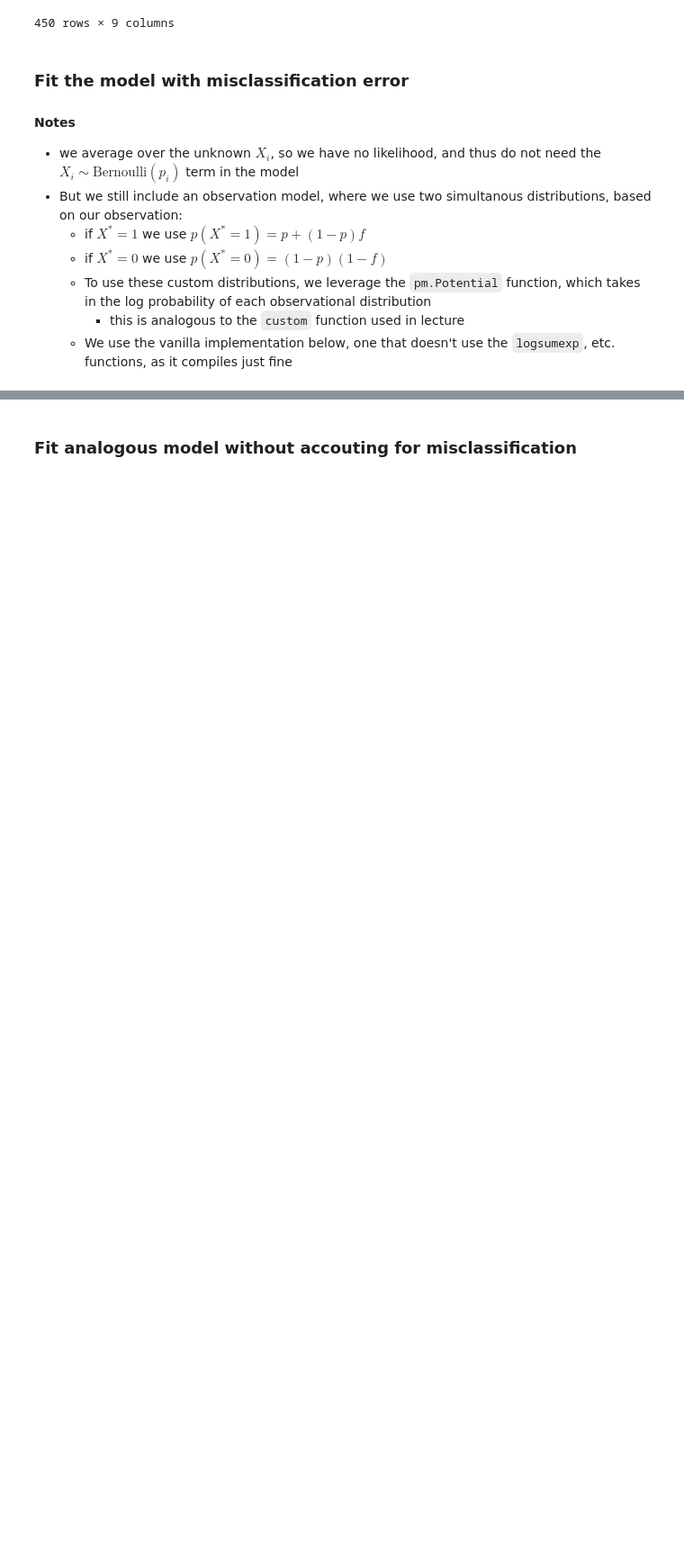
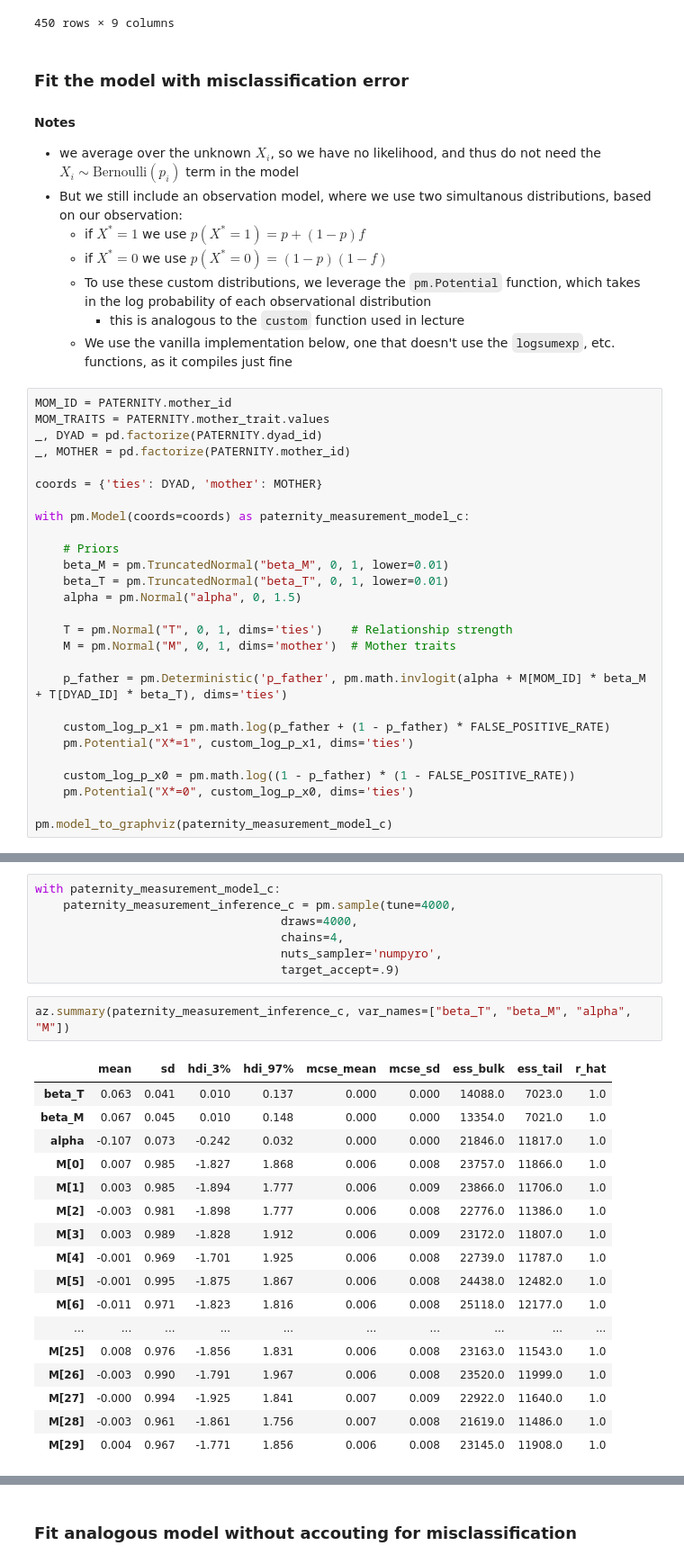
Before and after one commit to guillaumeberthon/StatRethink2023-PyMC5, a Jupyter notebook: Lecture 17 - Measurement and Misclassification.ipynb, the cells around one changed output, grey strips where cells are left out. Shown at 90% size. Cells and saved outputs as stored; diff of their text form; blank space fills up the shorter version.

```diff
--- a/Lecture 17 - Measurement and Misclassification.ipynb
+++ b/Lecture 17 - Measurement and Misclassification.ipynb
@@ -1133,3 +1133,30 @@ PATERNITY
   - To use these custom distributions, we leverage the `pm.Potential` function, which takes in the log probability of each observational distribution
     - this is analogous to the `custom` function used in lecture
   - We use the vanilla implementation below, one that doesn't use the `logsumexp`, etc. functions, as it compiles just fine
+# %%
+MOM_ID = PATERNITY.mother_id
+MOM_TRAITS = PATERNITY.mother_trait.values
+_, DYAD = pd.factorize(PATERNITY.dyad_id)
+_, MOTHER = pd.factorize(PATERNITY.mother_id)
+
+coords = {'ties': DYAD, 'mother': MOTHER}
+
+with pm.Model(coords=coords) as paternity_measurement_model_c:
+
+    # Priors
+    beta_M = pm.TruncatedNormal("beta_M", 0, 1, lower=0.01)
+    beta_T = pm.TruncatedNormal("beta_T", 0, 1, lower=0.01)
+    alpha = pm.Normal("alpha", 0, 1.5)
+
+    T = pm.Normal("T", 0, 1, dims='ties')    # Relationship strength
+    M = pm.Normal("M", 0, 1, dims='mother')  # Mother traits
+
+    p_father = pm.Deterministic('p_father', pm.math.invlogit(alpha + M[MOM_ID] * beta_M + T[DYAD_ID] * beta_T), dims='ties')
+
+    custom_log_p_x1 = pm.math.log(p_father + (1 - p_father) * FALSE_POSITIVE_RATE)
+    pm.Potential("X*=1", custom_log_p_x1, dims='ties')
+
+    custom_log_p_x0 = pm.math.log((1 - p_father) * (1 - FALSE_POSITIVE_RATE))
+    pm.Potential("X*=0", custom_log_p_x0, dims='ties')
+
+pm.model_to_graphviz(paternity_measurement_model_c)
@@ -1136 +1165,28 @@ PATERNITY
+# %%
+with paternity_measurement_model_c:
+    paternity_measurement_inference_c = pm.sample(tune=4000,
+                                   draws=4000,
+                                   chains=4,
+                                   nuts_sampler='numpyro',
+                                   target_accept=.9)
+# %%
+az.summary(paternity_measurement_inference_c, var_names=["beta_T", "beta_M", "alpha", "M"])
+# %% [output]
+|  | mean | sd | hdi_3% | hdi_97% | mcse_mean | mcse_sd | ess_bulk | ess_tail | r_hat |
+| beta_T | 0.063 | 0.041 | 0.010 | 0.137 | 0.000 | 0.000 | 14088.0 | 7023.0 | 1.0 |
+| beta_M | 0.067 | 0.045 | 0.010 | 0.148 | 0.000 | 0.000 | 13354.0 | 7021.0 | 1.0 |
+| alpha | -0.107 | 0.073 | -0.242 | 0.032 | 0.000 | 0.000 | 21846.0 | 11817.0 | 1.0 |
+| M[0] | 0.007 | 0.985 | -1.827 | 1.868 | 0.006 | 0.008 | 23757.0 | 11866.0 | 1.0 |
+| M[1] | 0.003 | 0.985 | -1.894 | 1.777 | 0.006 | 0.009 | 23866.0 | 11706.0 | 1.0 |
+| M[2] | -0.003 | 0.981 | -1.898 | 1.777 | 0.006 | 0.008 | 22776.0 | 11386.0 | 1.0 |
+| M[3] | 0.003 | 0.989 | -1.828 | 1.912 | 0.006 | 0.009 | 23172.0 | 11807.0 | 1.0 |
+| M[4] | -0.001 | 0.969 | -1.701 | 1.925 | 0.006 | 0.008 | 22739.0 | 11787.0 | 1.0 |
+| M[5] | -0.001 | 0.995 | -1.875 | 1.867 | 0.006 | 0.008 | 24438.0 | 12482.0 | 1.0 |
+| M[6] | -0.011 | 0.971 | -1.823 | 1.816 | 0.006 | 0.008 | 25118.0 | 12177.0 | 1.0 |
+| ... | ... | ... | ... | ... | ... | ... | ... | ... | ... |
+| M[25] | 0.008 | 0.976 | -1.856 | 1.831 | 0.006 | 0.008 | 23163.0 | 11543.0 | 1.0 |
+| M[26] | -0.003 | 0.990 | -1.791 | 1.967 | 0.006 | 0.008 | 23520.0 | 11999.0 | 1.0 |
+| M[27] | -0.000 | 0.994 | -1.925 | 1.841 | 0.007 | 0.009 | 22922.0 | 11640.0 | 1.0 |
+| M[28] | -0.003 | 0.961 | -1.861 | 1.756 | 0.007 | 0.008 | 21619.0 | 11486.0 | 1.0 |
+| M[29] | 0.004 | 0.967 | -1.771 | 1.856 | 0.006 | 0.008 | 23145.0 | 11908.0 | 1.0 |
 # %%
```
Also changed, not shown: parts of 8 cells of this notebook.
